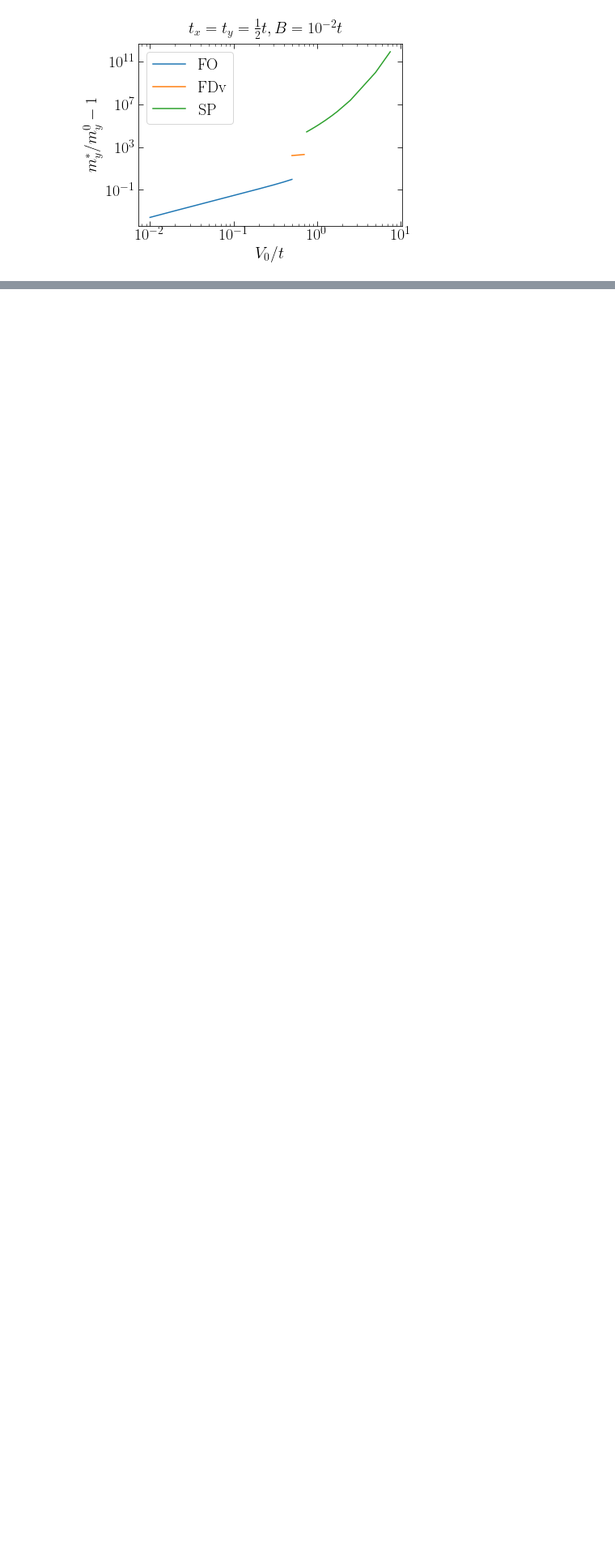
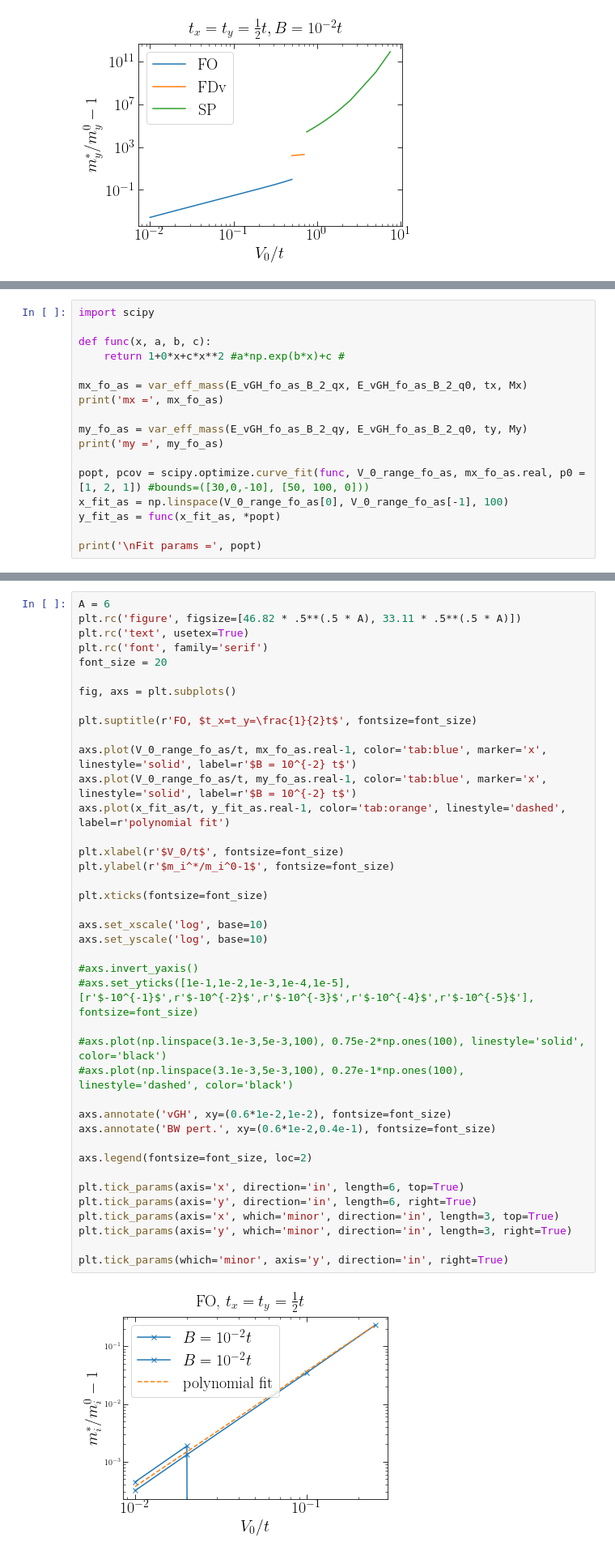
Before and after one commit to Progklui/rotor_lattice_models, a Jupyter notebook: eff_mass.ipynb, the cells around one changed output, grey strips where cells are left out. Shown at 81% size. Cells and saved outputs as stored; diff of their text form; blank space fills up the shorter version.

```diff
--- a/eff_mass.ipynb
+++ b/eff_mass.ipynb
@@ -406,0 +432,17 @@ plt.savefig('results/eff_mass/eff_mass_sym_case_B_2.0.pdf', bbox_inches='tight',
+# %%
+import scipy
+
+def func(x, a, b, c):
+    return 1+0*x+c*x**2 #a*np.exp(b*x)+c #
+
+mx_fo_as = var_eff_mass(E_vGH_fo_as_B_2_qx, E_vGH_fo_as_B_2_q0, tx, Mx)
+print('mx =', mx_fo_as)
+
+my_fo_as = var_eff_mass(E_vGH_fo_as_B_2_qy, E_vGH_fo_as_B_2_q0, ty, My)
+print('my =', my_fo_as)
+
+popt, pcov = scipy.optimize.curve_fit(func, V_0_range_fo_as, mx_fo_as.real, p0 = [1, 2, 1]) #bounds=([30,0,-10], [50, 100, 0]))
+x_fit_as = np.linspace(V_0_range_fo_as[0], V_0_range_fo_as[-1], 100)
+y_fit_as = func(x_fit_as, *popt)
+
+print('\nFit params =', popt)
@@ -406,0 +456,42 @@ plt.savefig('results/eff_mass/eff_mass_sym_case_B_2.0.pdf', bbox_inches='tight',
+# %%
+A = 6
+plt.rc('figure', figsize=[46.82 * .5**(.5 * A), 33.11 * .5**(.5 * A)])
+plt.rc('text', usetex=True)
+plt.rc('font', family='serif')
+font_size = 20
+
+fig, axs = plt.subplots()
+
+plt.suptitle(r'FO, $t_x=t_y=\frac{1}{2}t$', fontsize=font_size)
+
+axs.plot(V_0_range_fo_as/t, mx_fo_as.real-1, color='tab:blue', marker='x', linestyle='solid', label=r'$B = 10^{-2} t$')
+axs.plot(V_0_range_fo_as/t, my_fo_as.real-1, color='tab:blue', marker='x', linestyle='solid', label=r'$B = 10^{-2} t$')
+axs.plot(x_fit_as/t, y_fit_as.real-1, color='tab:orange', linestyle='dashed', label=r'polynomial fit')
+
+plt.xlabel(r'$V_0/t$', fontsize=font_size)
+plt.ylabel(r'$m_i^*/m_i^0-1$', fontsize=font_size)
+
+plt.xticks(fontsize=font_size)
+
+axs.set_xscale('log', base=10)
+axs.set_yscale('log', base=10)
+
+#axs.invert_yaxis()
+#axs.set_yticks([1e-1,1e-2,1e-3,1e-4,1e-5],[r'$-10^{-1}$',r'$-10^{-2}$',r'$-10^{-3}$',r'$-10^{-4}$',r'$-10^{-5}$'], fontsize=font_size)
+
+#axs.plot(np.linspace(3.1e-3,5e-3,100), 0.75e-2*np.ones(100), linestyle='solid', color='black')
+#axs.plot(np.linspace(3.1e-3,5e-3,100), 0.27e-1*np.ones(100), linestyle='dashed', color='black')
+
+axs.annotate('vGH', xy=(0.6*1e-2,1e-2), fontsize=font_size)
+axs.annotate('BW pert.', xy=(0.6*1e-2,0.4e-1), fontsize=font_size)
+
+axs.legend(fontsize=font_size, loc=2)
+
+plt.tick_params(axis='x', direction='in', length=6, top=True)
+plt.tick_params(axis='y', direction='in', length=6, right=True)
+plt.tick_params(axis='x', which='minor', direction='in', length=3, top=True)
+plt.tick_params(axis='y', which='minor', direction='in', length=3, right=True)
+
+plt.tick_params(which='minor', axis='y', direction='in', right=True)
+# %% [output]
+[figure, added]
```
Also changed, not shown: parts of 4 cells of this notebook, 3 other files.
